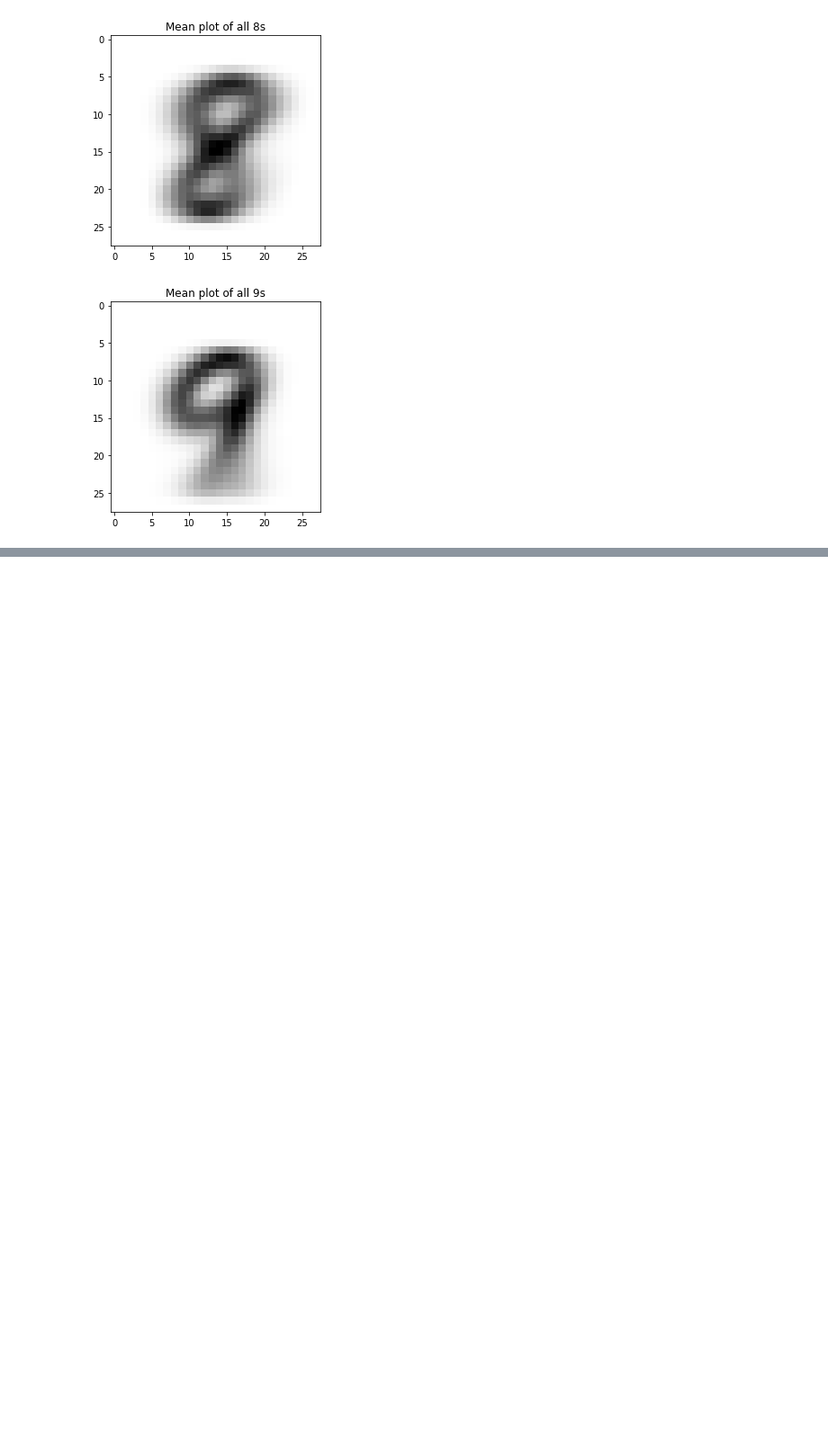
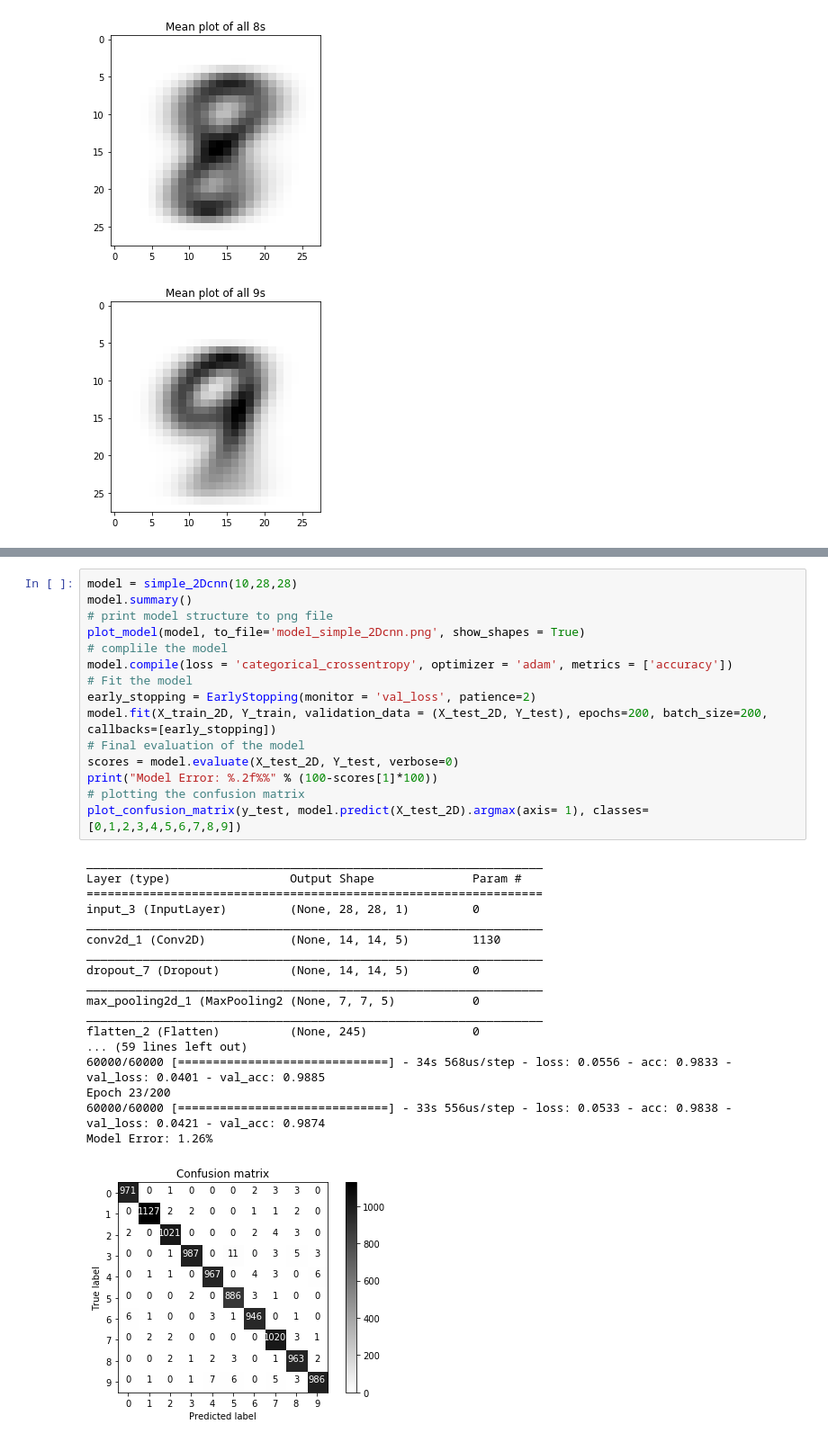
Before and after one commit to nildip/DeepLearn_NUMBERS, a Jupyter notebook: MNIST.ipynb, the cells around one changed output, grey strips where cells are left out. Shown at 90% size. Saved outputs shown, nothing was run; the diff lists cells and outputs as text; blank space fills up the shorter version.

```diff
--- a/MNIST.ipynb
+++ b/MNIST.ipynb
@@ -205,0 +123,34 @@ Y_test = np_utils.to_categorical(y_test)
+# %%
+model = simple_2Dcnn(10,28,28)
+model.summary()
+# print model structure to png file
+plot_model(model, to_file='model_simple_2Dcnn.png', show_shapes = True)
+# complile the model
+model.compile(loss = 'categorical_crossentropy', optimizer = 'adam', metrics = ['accuracy'])
+# Fit the model
+early_stopping = EarlyStopping(monitor = 'val_loss', patience=2)
+model.fit(X_train_2D, Y_train, validation_data = (X_test_2D, Y_test), epochs=200, batch_size=200, callbacks=[early_stopping])
+# Final evaluation of the model
+scores = model.evaluate(X_test_2D, Y_test, verbose=0)
+print("Model Error: %.2f%%" % (100-scores[1]*100))
+# plotting the confusion matrix
+plot_confusion_matrix(y_test, model.predict(X_test_2D).argmax(axis= 1), classes=[0,1,2,3,4,5,6,7,8,9])
+# %% [output]
+_________________________________________________________________
+Layer (type)                 Output Shape              Param #
+=================================================================
+input_3 (InputLayer)         (None, 28, 28, 1)         0
+_________________________________________________________________
+conv2d_1 (Conv2D)            (None, 14, 14, 5)         1130
+_________________________________________________________________
+dropout_7 (Dropout)          (None, 14, 14, 5)         0
+_________________________________________________________________
+max_pooling2d_1 (MaxPooling2 (None, 7, 7, 5)           0
+_________________________________________________________________
+flatten_2 (Flatten)          (None, 245)               0
+... (59 lines left out)
+60000/60000 [==============================] - 34s 568us/step - loss: 0.0556 - acc: 0.9833 - val_loss: 0.0401 - val_acc: 0.9885
+Epoch 23/200
+60000/60000 [==============================] - 33s 556us/step - loss: 0.0533 - acc: 0.9838 - val_loss: 0.0421 - val_acc: 0.9874
+Model Error: 1.26%
+[figure, added]
```
Also changed, not shown: parts of 17 cells of this notebook.
